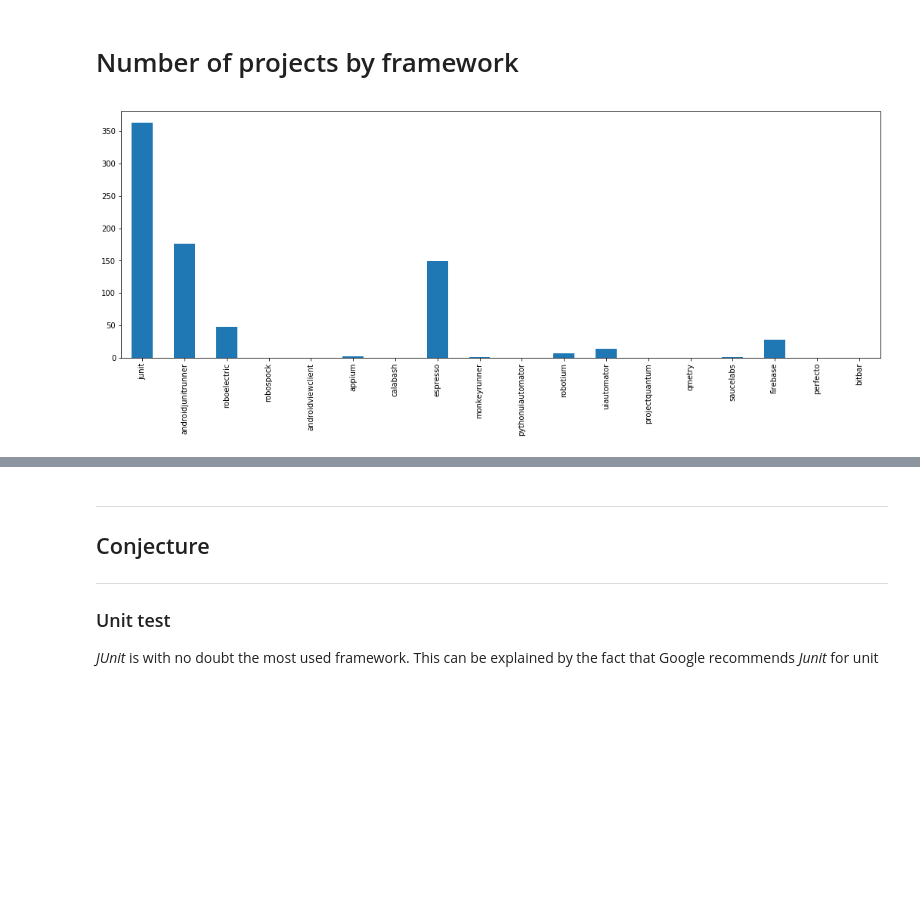
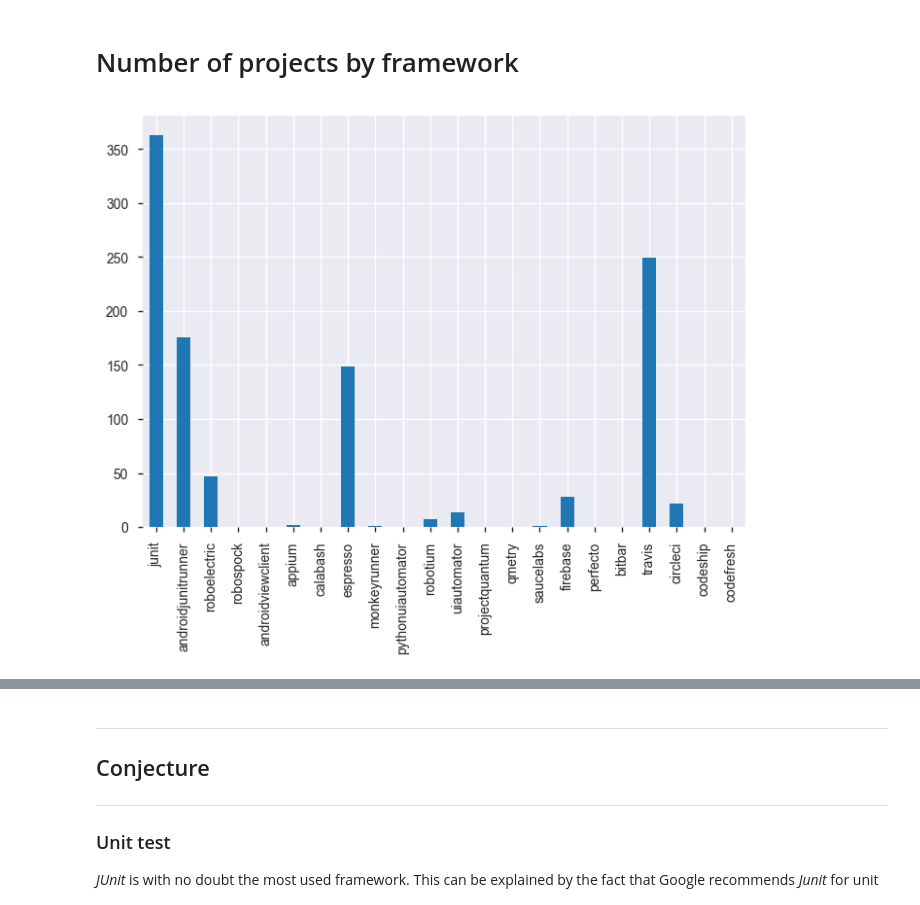
Before and after one commit to luiscruz/android_test_inspector, a Jupyter notebook: exploratory_analysis/1_ea.ipynb, the cells around one changed output, grey strips where cells are left out. Drawn from its saved outputs; the diff is of its cells as text; code cells hidden in the pictures; blank space fills up the shorter version.

```diff
--- a/exploratory_analysis/1_ea.ipynb
+++ b/exploratory_analysis/1_ea.ipynb
@@ -125,9 +125,9 @@ print("{} out of {} projects ({:.0%}).".format(projects_with_cloud_tests, total_
 # %%
 # f, (ax1, ax2) = plt.subplots(1, 2)
 # pie = df[unit_test_frameworks+ui_automation_frameworks+cloud_test_services].sum().plot(kind='pie', ax=ax1)
-bar = df[unit_test_frameworks+ui_automation_frameworks+cloud_test_services].sum().plot(kind='bar')
+bar = df[unit_test_frameworks+ui_automation_frameworks+cloud_test_services+ci_services].sum().plot(kind='bar')
 # %% [output]
-[figure, old version]
+[figure, new version]
 # %%
 df[df['firebase']]
 # %% [output]
```
Also changed, not shown: parts of 3 cells of this notebook.
